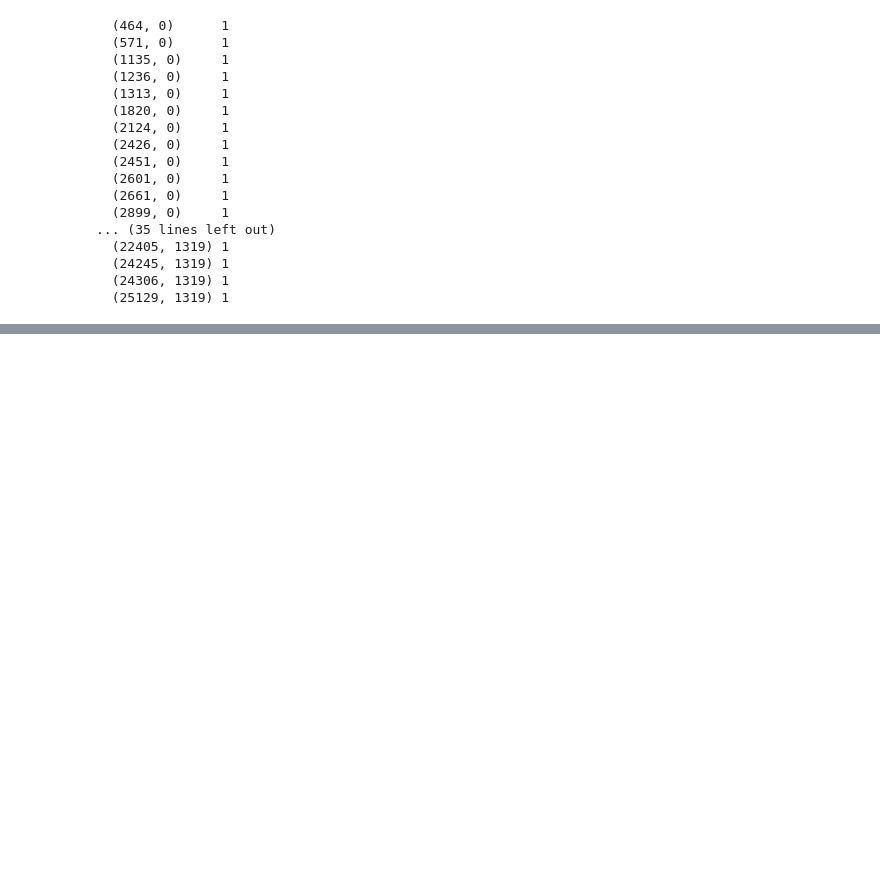
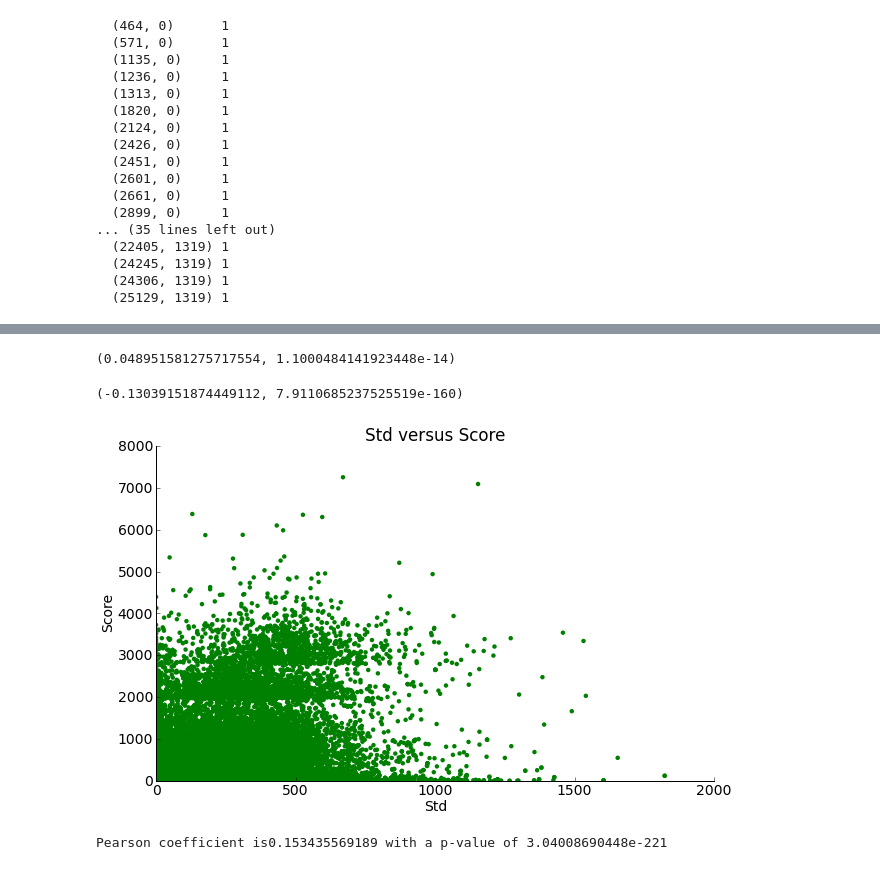
Before and after one commit to jaysayre/preddicted, a Jupyter notebook: statisticalsandbox.ipynb, the cells around one changed output, grey strips where cells are left out. Cells and saved outputs as stored; diff of their text form; code cells hidden in the pictures; blank space fills up the shorter version.

```diff
--- a/statisticalsandbox.ipynb
+++ b/statisticalsandbox.ipynb
@@ -729,0 +739,32 @@ Cluster analysis itself is not one specific algorithm, but the general task to b
+# %%
+pearsonr(df['titlescore'], df['score'])
+# %% [output]
+(0.048951581275717554, 1.1000484141923448e-14)
+# %%
+df2 = pd.read_csv('Data/full2.csv', encoding='utf-8')
+# %%
+df2= df2[df2['normalized_titlescore'] != 0]
+pearsonr(df2['normalized_titlescore'], df2['score'])
+# %% [output]
+(-0.13039151874449112, 7.9110685237525519e-160)
+# %%
+df2['titlestd'] = df2['titlestd'].apply(lambda x: x[1:-1])
+df2= df2[df2['titlestd'] != 'null']
+df2= df2[df2['titlestd'] != '#N/A']
+# %%
+
+df2['titlestd'] = df2['titlestd'].apply(lambda x:float(x))
+# %%
+plt.scatter(df2['titlestd'], df2['score'], c='g')
+plt.title("Std versus Score")
+plt.xlabel("Std")
+plt.ylabel("Score")
+plt.xlim(0, 2000)
+plt.ylim(0, 8000)
+remove_border()
+plt.show()
+r_row, p_value = pearsonr(df2['titlestd'], df2['score'])
+print "Pearson coefficient is" + str(r_row) + " with a p-value of " + str(p_value)
+# %% [output]
+[figure, added]
+Pearson coefficient is0.153435569189 with a p-value of 3.04008690448e-221
```
Also changed, not shown: parts of 5 cells of this notebook, 2 other files.
